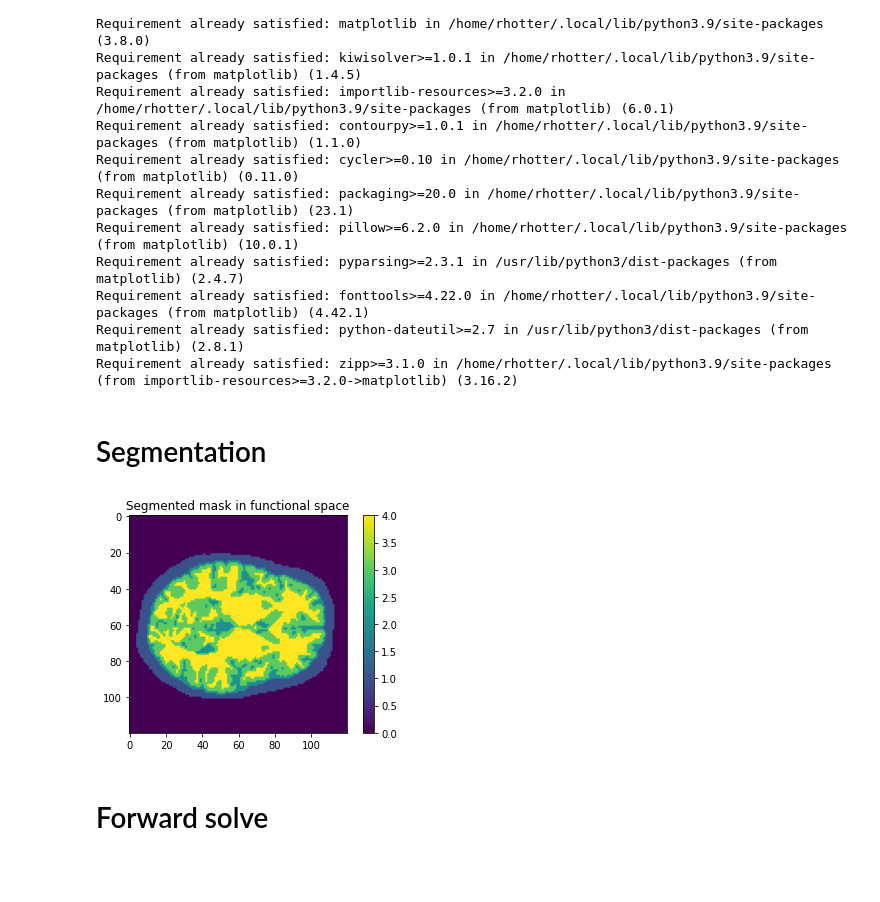
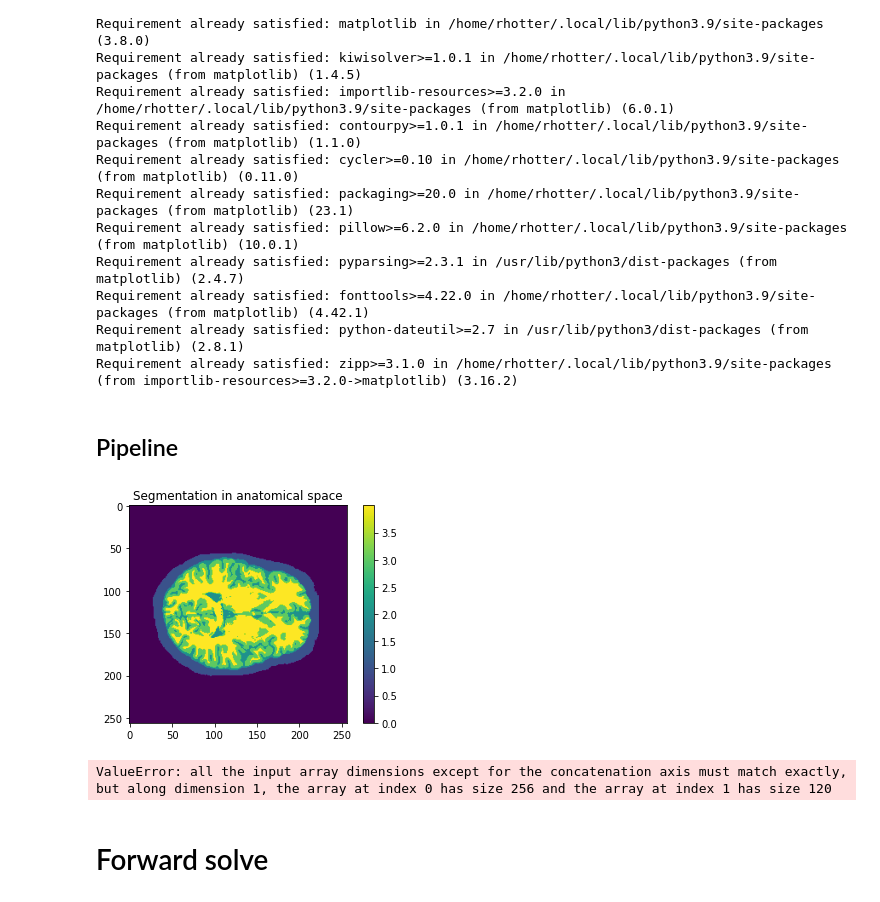
Before and after one commit to neural-imagery/tomography-experiments, a Jupyter notebook: fmri2fnirs/main.ipynb, the cells around one changed output. Cells and saved outputs as stored; diff of their text form; code cells hidden in the pictures; blank space fills up the shorter version.

```diff
--- a/fmri2fnirs/main.ipynb
+++ b/fmri2fnirs/main.ipynb
@@ -49,4 +49,4 @@ os.environ["FSLOUTPUTTYPE"] = "NIFTI_GZ"
 os.environ["PATH"] += os.pathsep + os.path.join(fslpath, 'bin')
 !. ${FSLDIR}/etc/fslconf/fsl.sh
 # %% [markdown]
-# Segmentation
+## Pipeline
@@ -54,0 +53,14 @@ from segmentation import get_segmentation
+# %%
+# create anatomical segmentation
+from segmentation import *
+seg, _ = get_anat_segmentation(subjectID, resolution, plot=True)
+# %% [output]
+[figure, added]
+# %%
+# define optode positions in anatomical space
+# (https://mcx.space/cloud with input "test.json": update form > Preview)
+from optode_placement import *
+srcpos, detpos, srcdirs = get_optodes(seg, nsources=10, ndetectors=100)
+save_optodes_json(srcpos, detpos, srcdirs, seg, "test.json", json_boilerplate="colin27.json")
+# %% [output]
+ValueError: all the input array dimensions except for the concatenation axis must match exactly, but along dimension 1, the array at index 0 has size 256 and the array at index 1 has size 120
@@ -55,8 +70,6 @@ from segmentation import get_segmentation
 # %%
-# retrieve mask of the subject's segmented head in fMRI space (~6min)
-brainseg = get_segmentation(subjectID, resolution, sessionID, runID, plot=True)
+# # retrieve mask of the subject's segmented head in fMRI space (~6min)
+# brainseg = get_segmentation(subjectID, resolution, sessionID, runID, plot=True)
-# %% [output]
-[figure, removed]
 # %% [markdown]
 # Forward solve
 # %% [markdown]
```
Also changed, not shown: parts of 5 cells of this notebook, 2 other files.
